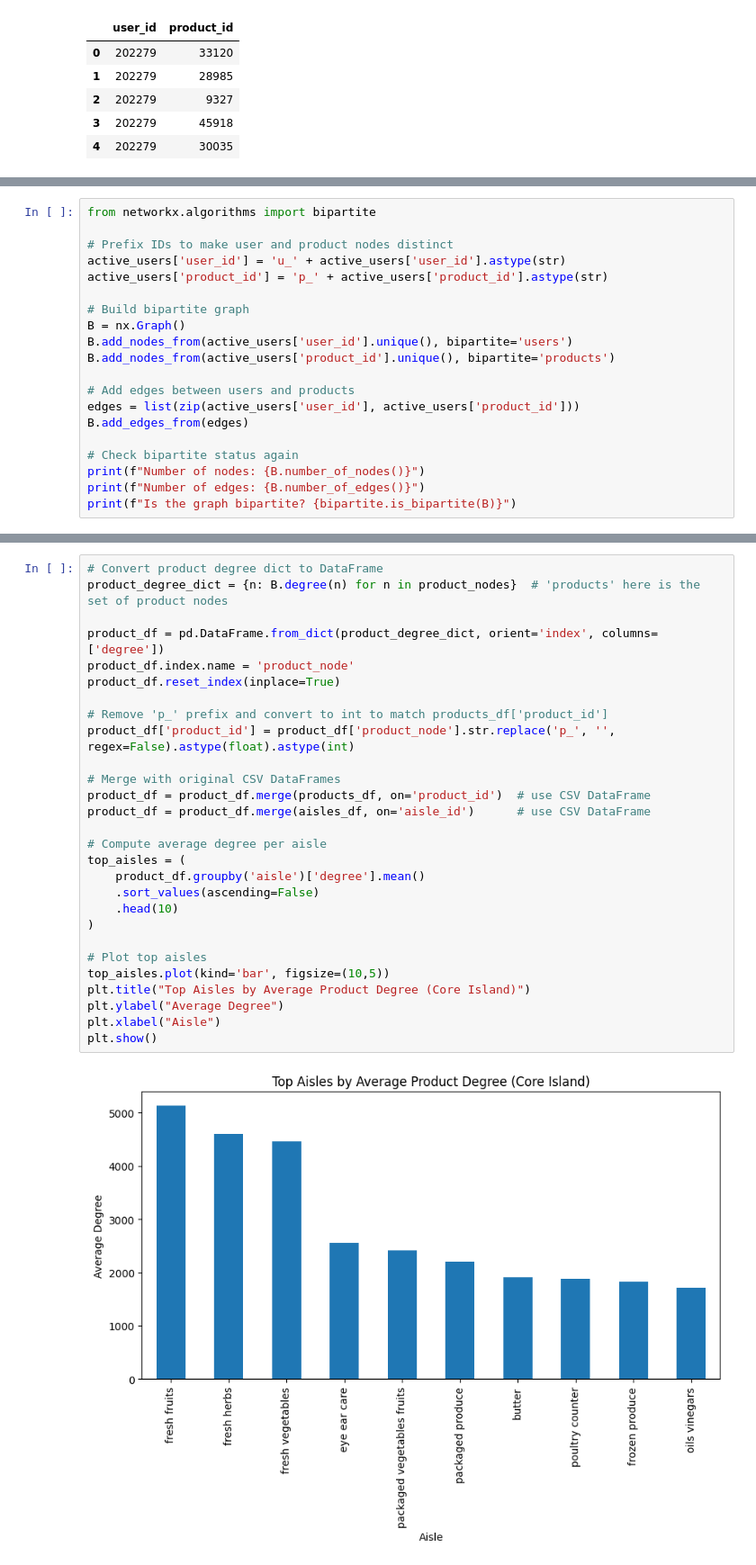
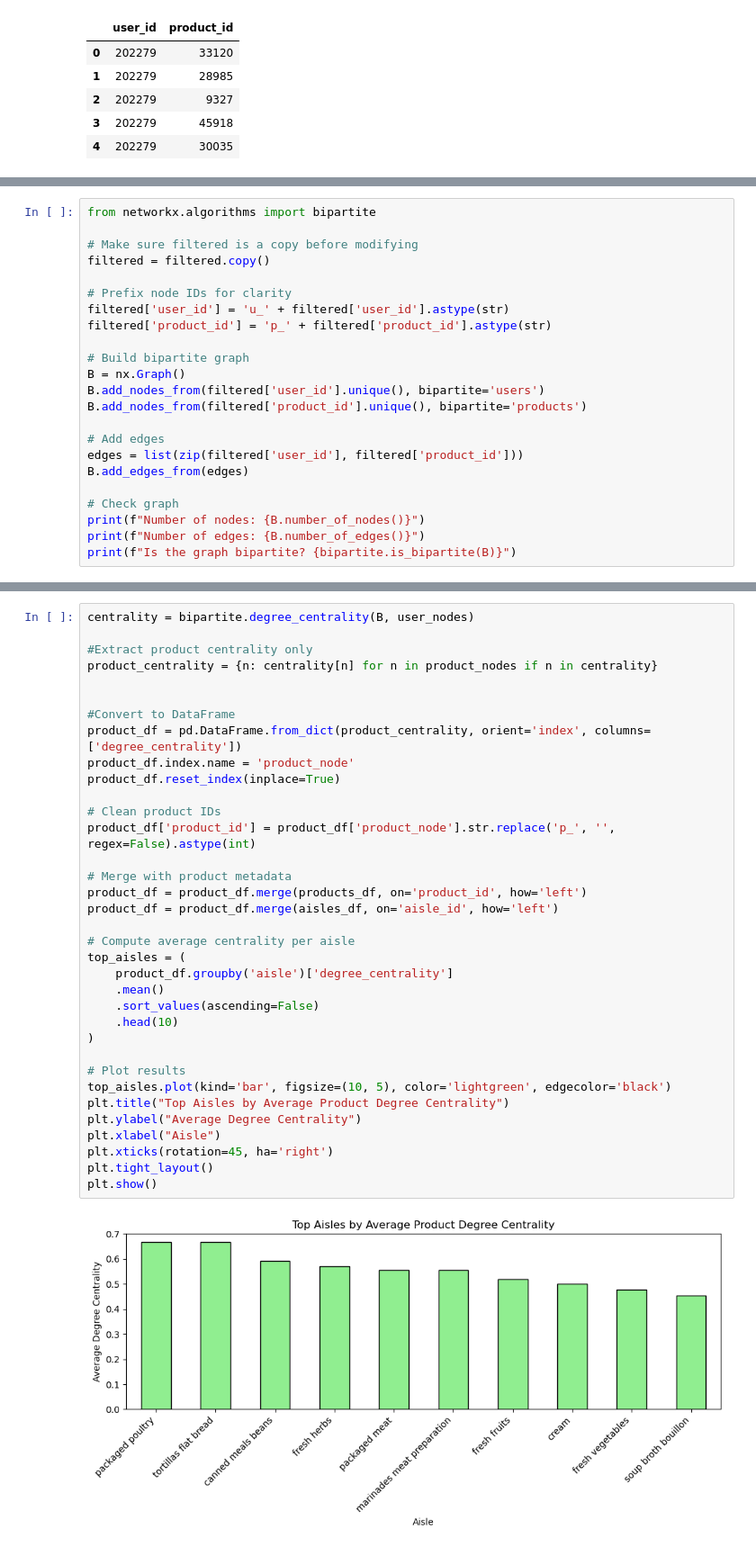
Before and after one commit to AnnaMoy/Data-620, a Jupyter notebook: Project_2_Data-620.ipynb, the cells around one changed output, grey strips where cells are left out. Shown at 90% size. Cells and saved outputs as stored; diff of their text form.

```diff
--- a/Project_2_Data-620.ipynb
+++ b/Project_2_Data-620.ipynb
@@ -70,20 +77,23 @@ We create the bipartite graph in NetworkX with two types of nodes: users and pro
 # %%
 from networkx.algorithms import bipartite
 
-# Prefix IDs to make user and product nodes distinct
-active_users['user_id'] = 'u_' + active_users['user_id'].astype(str)
-active_users['product_id'] = 'p_' + active_users['product_id'].astype(str)
+# Make sure filtered is a copy before modifying
+filtered = filtered.copy()
+
+# Prefix node IDs for clarity
+filtered['user_id'] = 'u_' + filtered['user_id'].astype(str)
+filtered['product_id'] = 'p_' + filtered['product_id'].astype(str)
 
 # Build bipartite graph
 B = nx.Graph()
-B.add_nodes_from(active_users['user_id'].unique(), bipartite='users')
-B.add_nodes_from(active_users['product_id'].unique(), bipartite='products')
+B.add_nodes_from(filtered['user_id'].unique(), bipartite='users')
+B.add_nodes_from(filtered['product_id'].unique(), bipartite='products')
 
-# Add edges between users and products
-edges = list(zip(active_users['user_id'], active_users['product_id']))
+# Add edges
+edges = list(zip(filtered['user_id'], filtered['product_id']))
 B.add_edges_from(edges)
 
-# Check bipartite status again
+# Check graph
 print(f"Number of nodes: {B.number_of_nodes()}")
 print(f"Number of edges: {B.number_of_edges()}")
 print(f"Is the graph bipartite? {bipartite.is_bipartite(B)}")
@@ -131,30 +182,37 @@ Finally, we merge product degree information with category labels and visualize
 # %%
-# Convert product degree dict to DataFrame
-product_degree_dict = {n: B.degree(n) for n in product_nodes}  # 'products' here is the set of product nodes
+centrality = bipartite.degree_centrality(B, user_nodes)
 
-product_df = pd.DataFrame.from_dict(product_degree_dict, orient='index', columns=['degree'])
+#Extract product centrality only
+product_centrality = {n: centrality[n] for n in product_nodes if n in centrality}
+
+
+#Convert to DataFrame
+product_df = pd.DataFrame.from_dict(product_centrality, orient='index', columns=['degree_centrality'])
 product_df.index.name = 'product_node'
 product_df.reset_index(inplace=True)
 
-# Remove 'p_' prefix and convert to int to match products_df['product_id']
-product_df['product_id'] = product_df['product_node'].str.replace('p_', '', regex=False).astype(float).astype(int)
+# Clean product IDs
+product_df['product_id'] = product_df['product_node'].str.replace('p_', '', regex=False).astype(int)
 
-# Merge with original CSV DataFrames
-product_df = product_df.merge(products_df, on='product_id')  # use CSV DataFrame
-product_df = product_df.merge(aisles_df, on='aisle_id')      # use CSV DataFrame
+# Merge with product metadata
+product_df = product_df.merge(products_df, on='product_id', how='left')
+product_df = product_df.merge(aisles_df, on='aisle_id', how='left')
 
-# Compute average degree per aisle
+# Compute average centrality per aisle
 top_aisles = (
-    product_df.groupby('aisle')['degree'].mean()
+    product_df.groupby('aisle')['degree_centrality']
+    .mean()
     .sort_values(ascending=False)
     .head(10)
 )
 
-# Plot top aisles
-top_aisles.plot(kind='bar', figsize=(10,5))
-plt.title("Top Aisles by Average Product Degree (Core Island)")
-plt.ylabel("Average Degree")
+# Plot results
+top_aisles.plot(kind='bar', figsize=(10, 5), color='lightgreen', edgecolor='black')
+plt.title("Top Aisles by Average Product Degree Centrality")
+plt.ylabel("Average Degree Centrality")
 plt.xlabel("Aisle")
+plt.xticks(rotation=45, ha='right')
+plt.tight_layout()
 plt.show()
 # %% [output]
-[figure, old version]
+[figure, new version]
```
Also changed, not shown: parts of 16 cells of this notebook.
